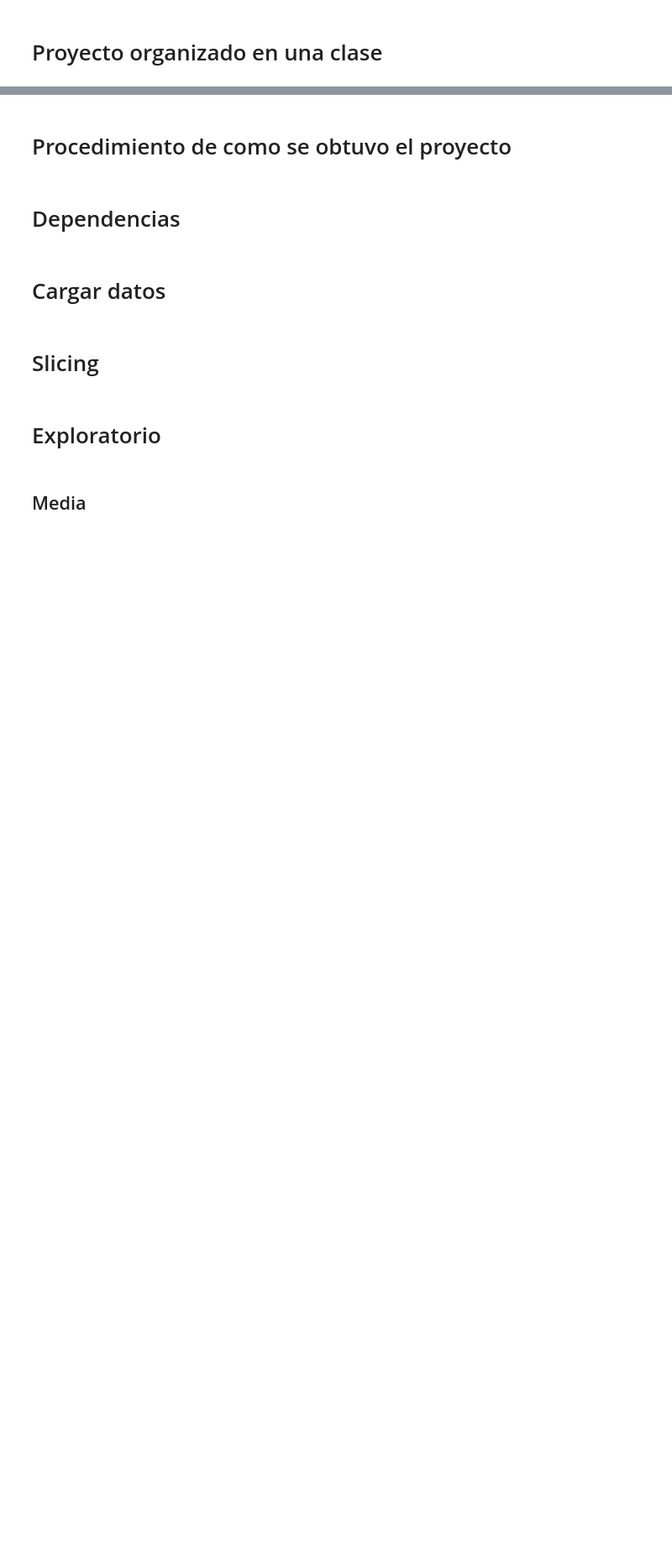
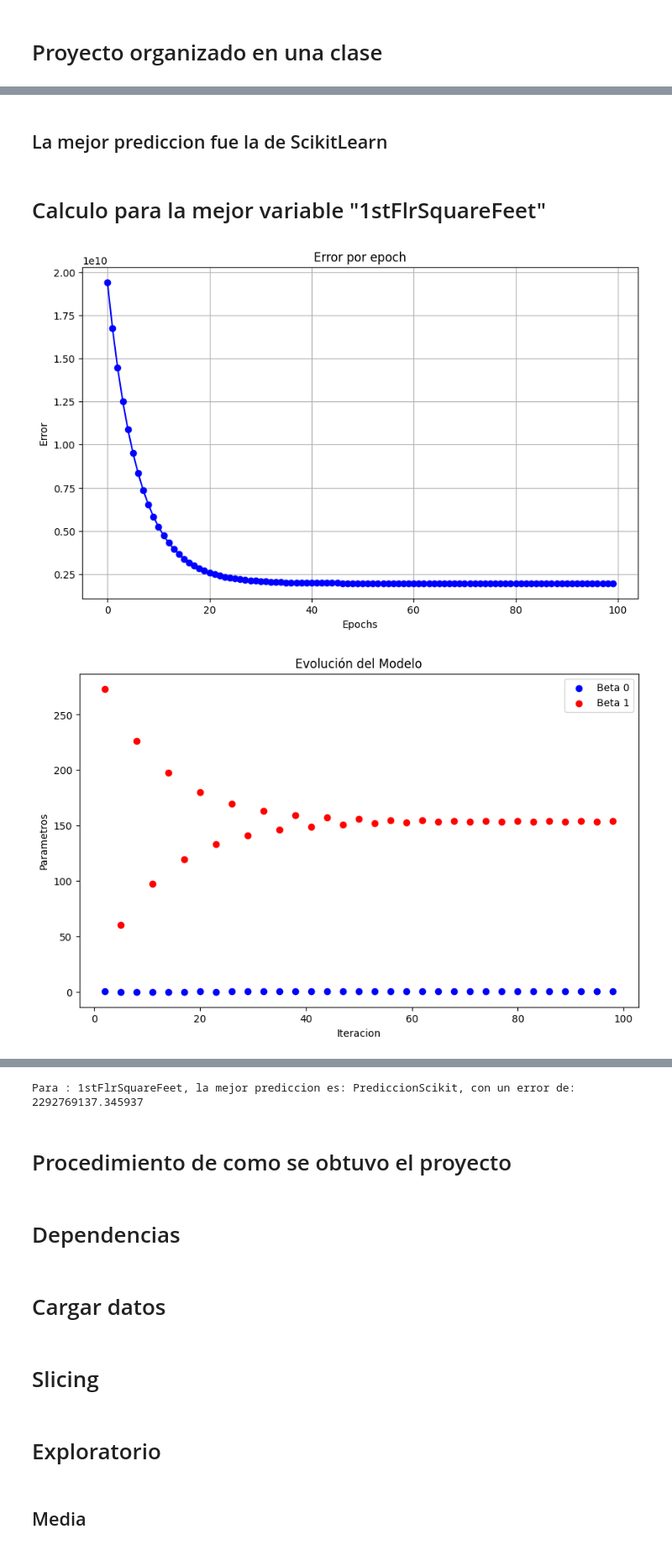
Before and after one commit to esnorki2008/proyecto1, a Jupyter notebook: p1.ipynb, the cells around one changed output, grey strips where cells are left out. Shown at 84% size. Cells and saved outputs as stored; diff of their text form; code cells hidden in the pictures; blank space fills up the shorter version.

```diff
--- a/p1.ipynb
+++ b/p1.ipynb
@@ -253,0 +374,12 @@ cantidad de items para entrenamiento 1168, cantidad de items para pruebas 292
+# %% [markdown]
+## La mejor prediccion fue la de ScikitLearn
+# %% [markdown]
+# Calculo para la mejor variable "1stFlrSquareFeet"
+# %%
+#Predict best variable
+prediction  = P.predict_second_var(P.df_test["1stFlrSquareFeet"])
+#Validate best variable
+P.validate_second(prediction)
+# %% [output]
+[figure, added]
+[figure, added]
@@ -254,3 +387,4 @@ cantidad de items para entrenamiento 1168, cantidad de items para pruebas 292
+Para : 1stFlrSquareFeet, la mejor prediccion es: PrediccionScikit, con un error de: 2292769137.345937
 # %% [markdown]
 # Procedimiento de como se obtuvo el proyecto
 # %% [markdown]
```
Also changed, not shown: parts of 6 cells of this notebook.
